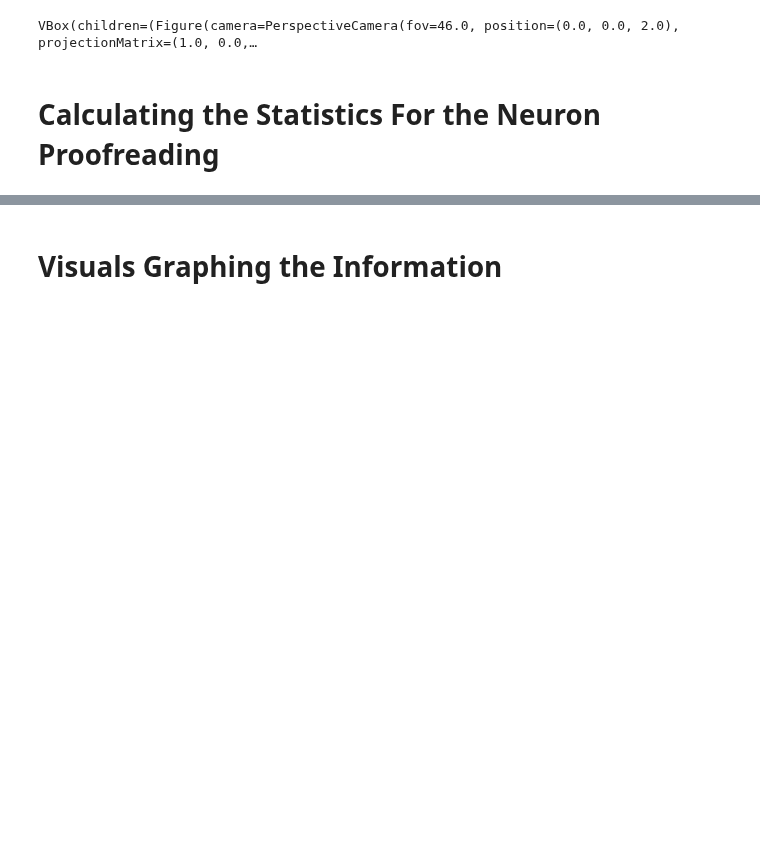
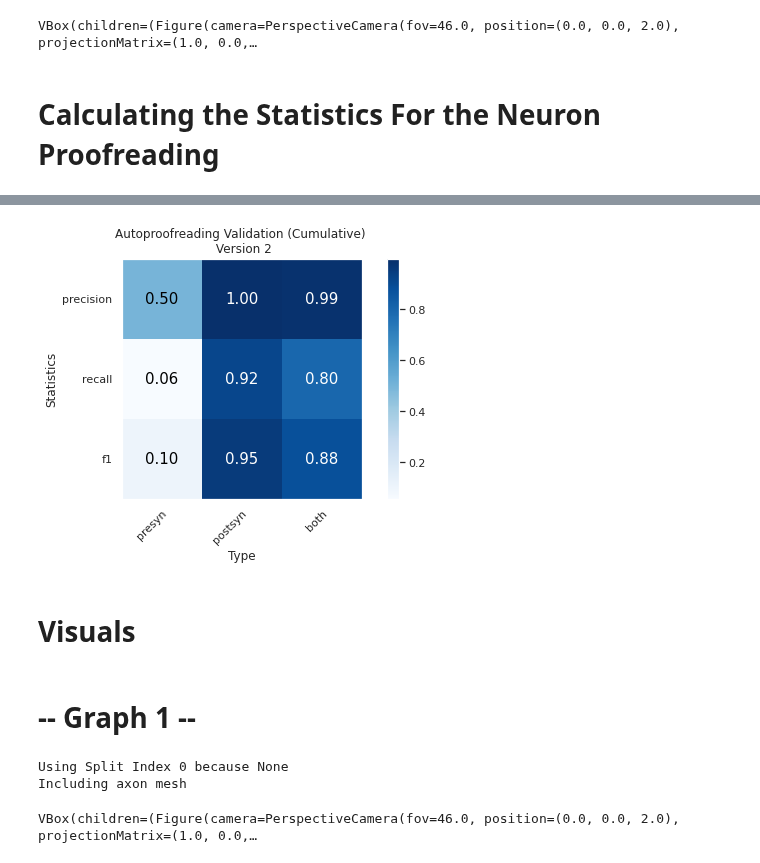
Before and after one commit to celiibrendan/neuron_mesh_tools, a Jupyter notebook: Auto_Proofreading/Validation_Testing/Allen_Proofread_Validation/Manually_Proofread_Cells_vp3.ipynb, the cells around one changed output, grey strips where cells are left out. Saved outputs shown, nothing was run; the diff lists cells and outputs as text; code cells hidden in the pictures; blank space fills up the shorter version.

```diff
--- a/Auto_Proofreading/Validation_Testing/Allen_Proofread_Validation/Manually_Proofread_Cells_vp3.ipynb
+++ b/Auto_Proofreading/Validation_Testing/Allen_Proofread_Validation/Manually_Proofread_Cells_vp3.ipynb
@@ -264,0 +360,10 @@ for all of the categories
+# %%
+validation_dfs_combined = pd.concat(validation_dfs)
+
+score_combined = vu.synapse_validation_df_to_score_df(validation_dfs_combined)
+total_score_df = score_combined[["Type","precision","recall","f1"]]
+total_score_df = total_score_df.set_index("Type")
+total_score_df
+# score_dfs = [vu.synapse_validation_df_to_score_df(v_df)
+#              for v_df in validation_dfs]
+# score_dfs[0]
@@ -265,2 +376,11 @@ for all of the categories
+# %%
+vu.plot_scores(#need to order by
+    score_df = total_score_df,
+    synapse_types = ["presyn","postsyn","both"],
+    score_types = ["precision","recall","f1"],
+    y_label='Statistics',
+    title = "Autoproofreading Validation (Cumulative) \n Version 2")
+# %% [output]
+[figure, added]
 # %% [markdown]
-# Visuals Graphing the Information
+# Visuals
@@ -312,0 +387,9 @@ for all of the categories
+# %% [markdown]
+# -- Graph 1 --
+# %%
+du.plot_proofread_neuron(segment_id,
+                        validation=True)
+# %% [output]
+Using Split Index 0 because None
+Including axon mesh
+VBox(children=(Figure(camera=PerspectiveCamera(fov=46.0, position=(0.0, 0.0, 2.0), projectionMatrix=(1.0, 0.0,…
```
Also changed, not shown: parts of 16 cells of this notebook, 3 other files.
